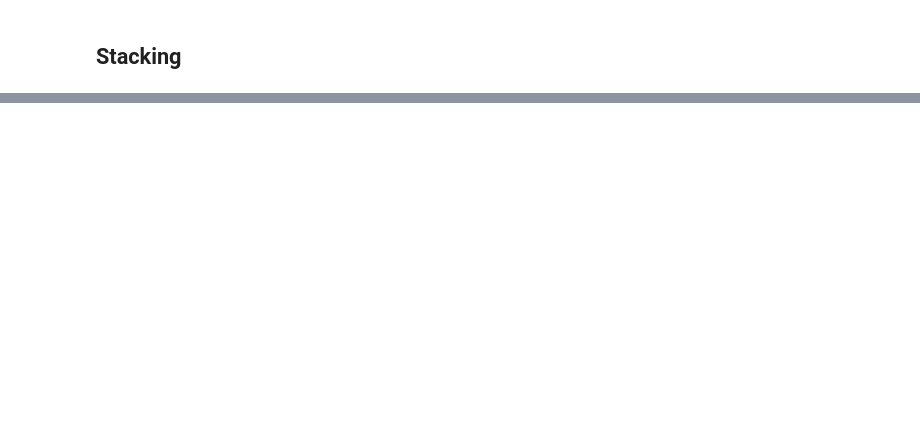
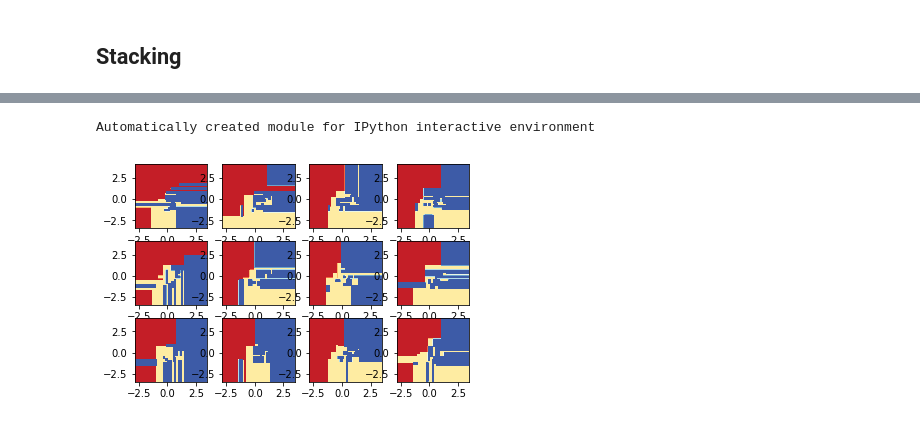
Before and after one commit to maljovec/ML-ReadingGroup, a Jupyter notebook: Ensemble Learning.ipynb, the cells around one changed output, grey strips where cells are left out. Saved outputs shown, nothing was run; the diff lists cells and outputs as text; code cells hidden in the pictures; blank space fills up the shorter version.

```diff
--- a/Ensemble Learning.ipynb
+++ b/Ensemble Learning.ipynb
@@ -328,0 +374,73 @@ plt.plot(test_x, predict_y, linewidth=1, linestyle='-', c='#ca0020', alpha=0.25)
+# %%
+print(__doc__)
+
+import numpy as np
+import matplotlib.pyplot as plt
+from matplotlib.colors import ListedColormap
+
+from sklearn import clone
+from sklearn.datasets import load_iris
+from sklearn.ensemble import RandomForestClassifier
+
+# Parameters
+n_classes = 3
+n_estimators = 12
+cmap = plt.cm.RdYlBu
+plot_step = 0.02  # fine step width for decision surface contours
+plot_step_coarser = 0.5  # step widths for coarse classifier guesses
+RANDOM_SEED = 13  # fix the seed on each iteration
+
+# Load data
+iris = load_iris()
+
+plot_idx = 1
+
+model = RandomForestClassifier(n_estimators=n_estimators)
+pair = [0,1]
+# We only take the two corresponding features
+X = iris.data[:, pair]
+y = iris.target
+
+# Shuffle
+idx = np.arange(X.shape[0])
+np.random.seed(RANDOM_SEED)
+np.random.shuffle(idx)
+X = X[idx]
+y = y[idx]
+
+# Standardize
+mean = X.mean(axis=0)
+std = X.std(axis=0)
+X = (X - mean) / std
+
+# Train
+clf = clone(model)
+clf = model.fit(X, y)
+
+# Now plot the decision boundary using a fine mesh as input to a
+# filled contour plot
+x_min, x_max = X[:, 0].min() - 1, X[:, 0].max() + 1
+y_min, y_max = X[:, 1].min() - 1, X[:, 1].max() + 1
+xx, yy = np.meshgrid(np.arange(x_min, x_max, plot_step),
+                     np.arange(y_min, y_max, plot_step))
+
+# Build a coarser grid to plot a set of ensemble classifications
+# to show how these are different to what we see in the decision
+# surfaces. These points are regularly space and do not have a
+# black outline
+xx_coarser, yy_coarser = np.meshgrid(
+    np.arange(x_min, x_max, plot_step_coarser),
+    np.arange(y_min, y_max, plot_step_coarser))
+Z_points_coarser = model.predict(np.c_[xx_coarser.ravel(),
+                                 yy_coarser.ravel()]
+                                 ).reshape(xx_coarser.shape)
+# %% [output]
+Automatically created module for IPython interactive environment
+# %%
+for i, tree in enumerate(model.estimators_, 1):
+    Z = tree.predict(np.c_[xx.ravel(), yy.ravel()])
+    Z = Z.reshape(xx.shape)
+    plt.subplot(3, 4, i)
+    cs = plt.contourf(xx, yy, Z, cmap=cmap)
+# %% [output]
+[figure, added]
```
Also changed, not shown: parts of 28 cells of this notebook.
